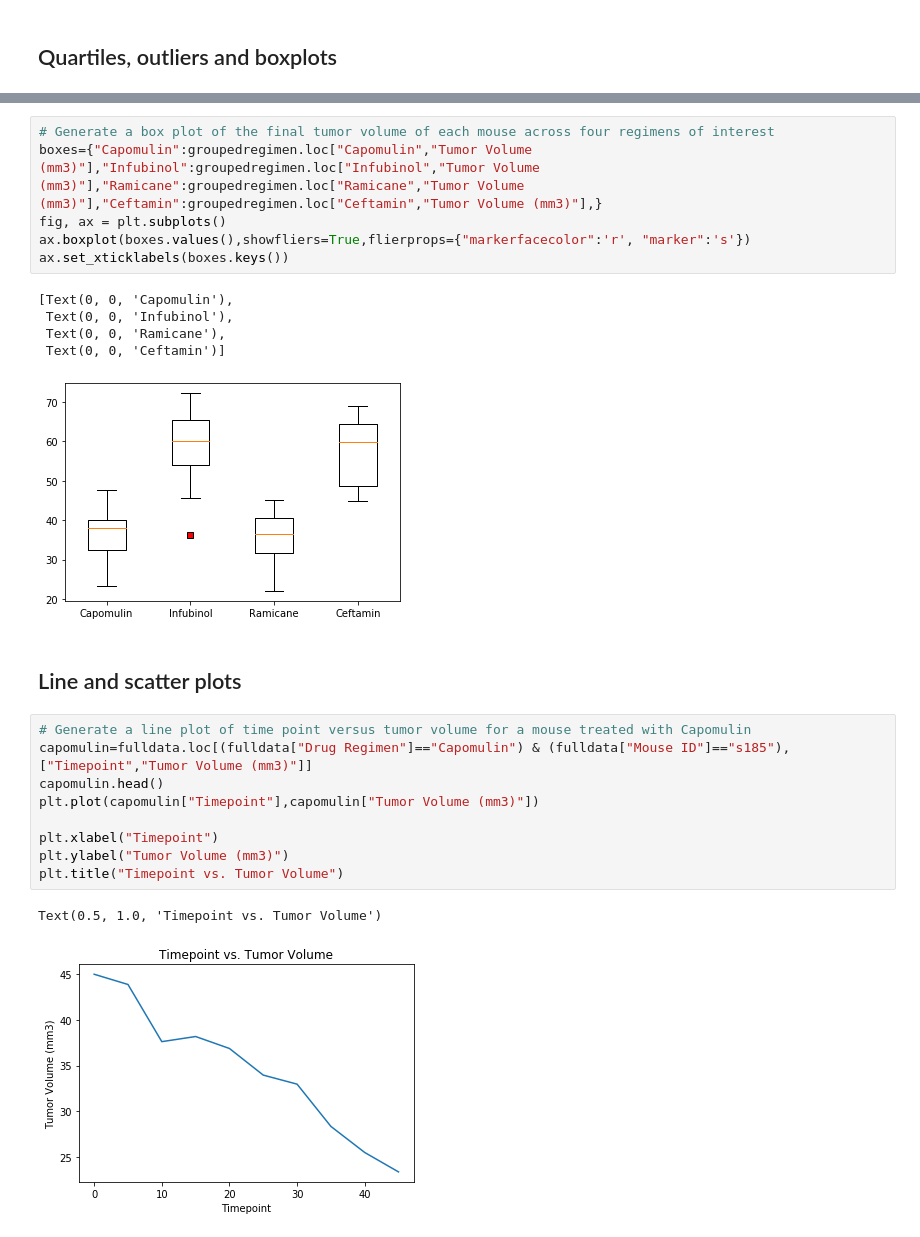
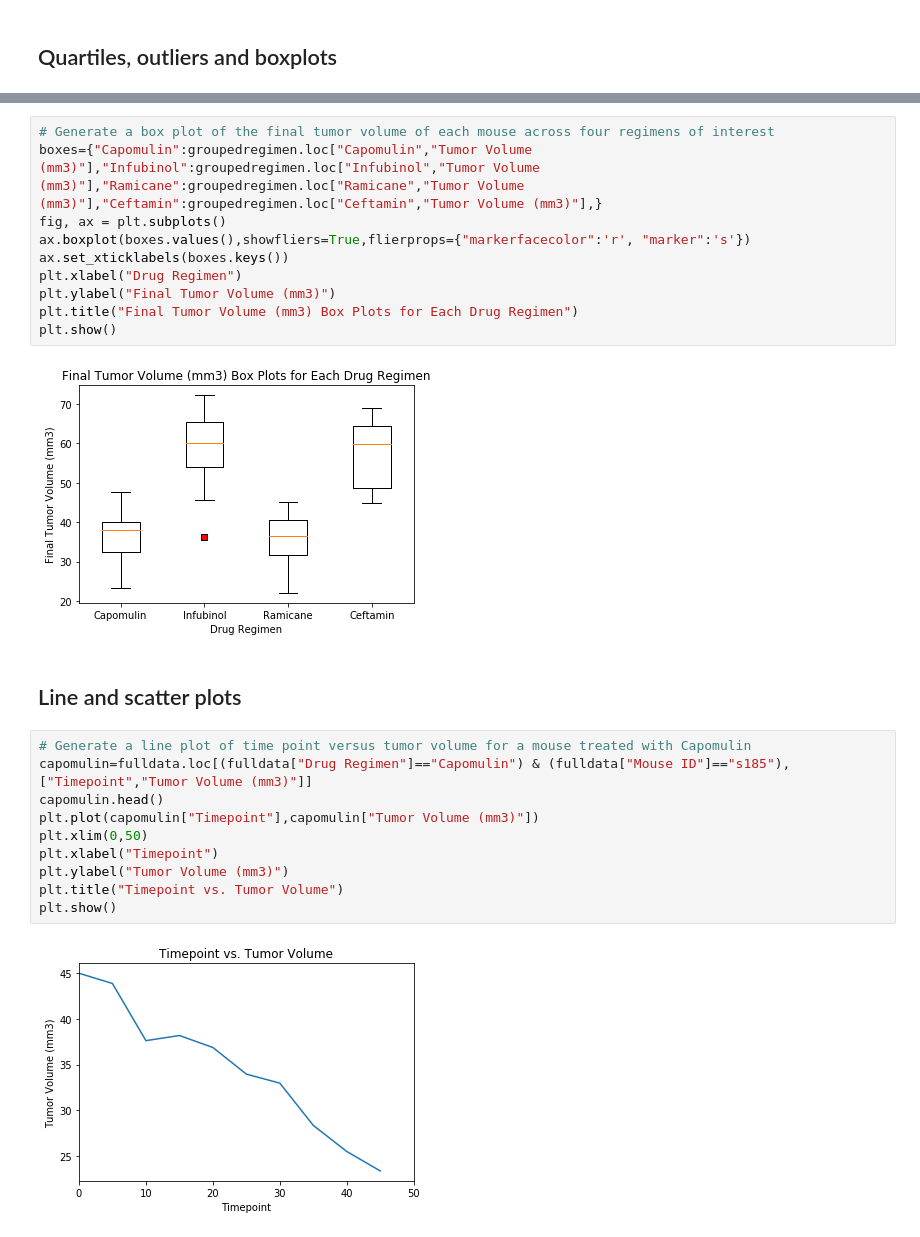
Before and after one commit to djbailey20/Homework, a Jupyter notebook: Week 5/Pymaceuticals/pymaceuticals_starter.ipynb, the cells around one changed output, grey strips where cells are left out. Drawn from its saved outputs; the diff is of its cells as text.

```diff
--- a/Week 5/Pymaceuticals/pymaceuticals_starter.ipynb
+++ b/Week 5/Pymaceuticals/pymaceuticals_starter.ipynb
@@ -167,15 +148,15 @@ There are no outliers in the Ceftamin Data
 # %%
 # Generate a box plot of the final tumor volume of each mouse across four regimens of interest
 boxes={"Capomulin":groupedregimen.loc["Capomulin","Tumor Volume (mm3)"],"Infubinol":groupedregimen.loc["Infubinol","Tumor Volume (mm3)"],"Ramicane":groupedregimen.loc["Ramicane","Tumor Volume (mm3)"],"Ceftamin":groupedregimen.loc["Ceftamin","Tumor Volume (mm3)"],}
 fig, ax = plt.subplots()
 ax.boxplot(boxes.values(),showfliers=True,flierprops={"markerfacecolor":'r', "marker":'s'})
 ax.set_xticklabels(boxes.keys())
+plt.xlabel("Drug Regimen")
+plt.ylabel("Final Tumor Volume (mm3)")
+plt.title("Final Tumor Volume (mm3) Box Plots for Each Drug Regimen")
+plt.show()
 # %% [output]
-[Text(0, 0, 'Capomulin'),
- Text(0, 0, 'Infubinol'),
- Text(0, 0, 'Ramicane'),
- Text(0, 0, 'Ceftamin')]
-[figure, old version]
+[figure, new version]
 # %% [markdown]
 ## Line and scatter plots
 # %%
@@ -183,12 +164,12 @@ ax.set_xticklabels(boxes.keys())
 capomulin=fulldata.loc[(fulldata["Drug Regimen"]=="Capomulin") & (fulldata["Mouse ID"]=="s185"),["Timepoint","Tumor Volume (mm3)"]]
 capomulin.head()
 plt.plot(capomulin["Timepoint"],capomulin["Tumor Volume (mm3)"])
-
+plt.xlim(0,50)
 plt.xlabel("Timepoint")
 plt.ylabel("Tumor Volume (mm3)")
 plt.title("Timepoint vs. Tumor Volume")
+plt.show()
 # %% [output]
-Text(0.5, 1.0, 'Timepoint vs. Tumor Volume')
-[figure, old version]
+[figure, new version]
 # %%
 # Generate a scatter plot of mouse weight versus average tumor volume for the Capomulin regimen
```
Also changed, not shown: parts of 8 cells of this notebook.
